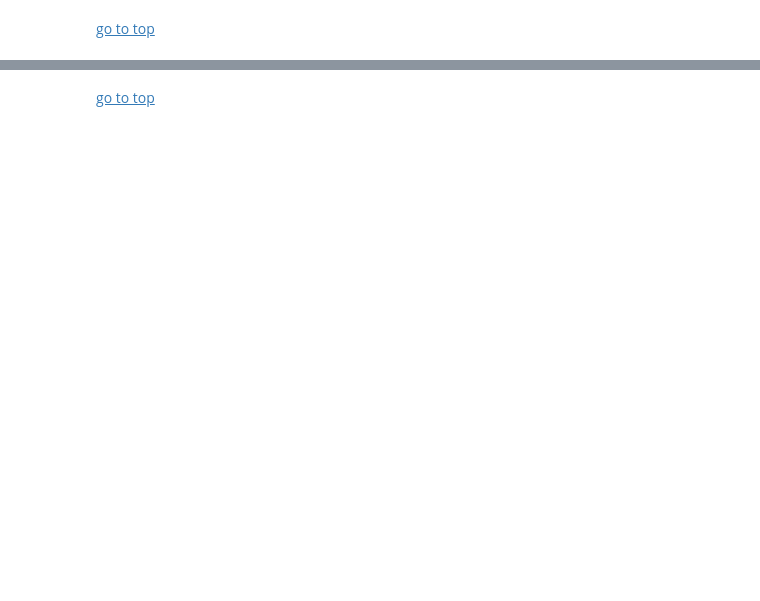
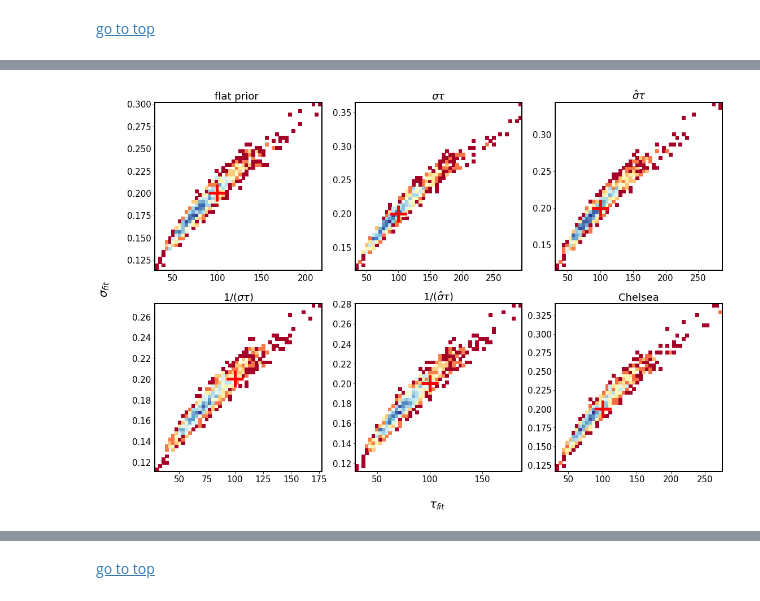
Before and after one commit to suberlak/DRW_Celerite, a Jupyter notebook: code/DRW_Chelsea_Celerite_test.ipynb, the cells around one changed output, grey strips where cells are left out. Saved outputs shown, nothing was run; the diff lists cells and outputs as text; code cells hidden in the pictures; blank space fills up the shorter version.

```diff
--- a/code/DRW_Chelsea_Celerite_test.ipynb
+++ b/code/DRW_Chelsea_Celerite_test.ipynb
@@ -549,9 +549,9 @@ sigma_fit = sigma_hat / np.sqrt(2 / (tau_fit/365.0))
 # to convert to mag / sqrt(years)...
 
 # Read the results from Celerite ...
-#outDir = '../data_products/Fig_Celerite_ZI_LC_fits/2017-11-07/'
-fname = 'ZI_fits_results_11-07-17.npy'
-results = np.load(outDir+fname).item()
+#outDir = '../data_products/Fig_Celerite_ZI_LC_fits/2017-11-08/'
+#fname = 'ZI_fits_results_11-07-17.npy'
+#results = np.load(outDir+fname).item()
 print('Using Celerite results from %s'%(outDir+fname))
 
 # need to store lines for axis legends in an object
@@ -571,7 +571,7 @@ for i in range(len(data)):
     lw_dic[data[i]]= linewidths[i]
 
 plot_quantities = {'tau':{}, 'sigma':{}}
-
+priors = ['flat', 'p1', 'p2', 'Jeff1', 'Jeff2']
 for prior in priors :
     plot_quantities['tau'][prior] = results[prior]['tau_fit'] / tau_in
     plot_quantities['sigma'][prior] = results[prior]['sigma_fit'] / sigma_in
@@ -628,0 +635,79 @@ Using Celerite results from /Users/chris/GradResearch/DRW_Celerite/data_products
+# %%
+%matplotlib inline
+from scipy.stats import binned_statistic_2d
+fig,axs = plt.subplots(2,3,figsize=(18,12))
+ax = np.ravel(axs)
+
+plot = {'tau':{},
+        'sigma':{}
+       }
+for prior in ['flat', 'p1','p2', 'Jeff1', 'Jeff2']:
+    plot['tau'][prior] = results[prior]['tau_fit']
+    plot['sigma'][prior] = results[prior]['sigma_fit']
+
+fits = Table.read('../data_products/Fig_Celerite_ZI_LC_fits/'+'fits.dat',
+                  format='ascii')
+tau_fit = np.power(10,fits['col3'].data)
+sigma_hat = np.power(10, fits['col4'].data)
+sigma_fit = sigma_hat / np.sqrt(2 / (tau_fit/365.0))
+plot['sigma']['Chelsea'] =  sigma_fit
+plot['tau']['Chelsea'] =  tau_fit
+
+ax_title = {'flat':'flat prior ',
+           'p1' : r'$\sigma \tau$',
+           'p2': r'$\hat{\sigma} \tau$',
+           'Jeff1': r'$1 / (\sigma \tau)$',
+           'Jeff2': r'$1/(\hat{\sigma} \tau)$',
+           'Chelsea' : 'Chelsea'}
+
+i=0
+x0 = [0.2,0.4,0.6]
+
+dict_a = {}
+for source in ['flat', 'p1','p2', 'Jeff1', 'Jeff2', 'Chelsea']:
+    dict_a[source]  = {}
+    sigma = plot['sigma'][source]
+    tau = plot['tau'][source]
+    mx = sigma < 0.5
+    my = tau < 300
+    m = mx * my
+    x = sigma[m]
+    y = tau[m]
+
+    # Plot 2D histogram using pcolor
+    stats = binned_statistic_2d(y,x,y, statistic='count', bins=50)
+    z_sigma, x_edges, y_edges = stats[0], stats[1], stats[2]
+    z_sigma[np.isnan(z_sigma)] =0 # replace all nan's by 0 ...
+    z_reduce  =  z_sigma
+    z_min, z_max = z_reduce.min(), np.abs(z_reduce).max()
+    z_rot = np.rot90(z_reduce)  # rotate and flip to properly display...
+    z_rot_flip = np.flipud(z_rot)
+    z_masked = np.ma.masked_where(z_rot_flip == 0 , z_rot_flip)
+    image = ax[i].pcolormesh(x_edges,y_edges, np.log10(z_masked),
+                             cmap=plt.cm.get_cmap('RdYlBu'))
+    #cax = fig.add_axes([x0, 0.8, 0.4,0.02])
+    #colorbar = fig.colorbar(image, cax=cax, orientation='horizontal')
+    #from matplotlib import ticker
+    #tick_locator = ticker.MaxNLocator(nbins=5)
+    #colorbar.locator = tick_locator
+    #colorbar.update_ticks()
+    #colorbar.set_label(r'$\log_{10}(\mathrm{counts})$')
+    print(source,'sigma', np.sqrt(np.mean(np.square(x))))
+    print(source,'tau', np.sqrt(np.mean(np.square(y))))
+    dict_a[source]['rms_sigma'] = np.sqrt(np.mean(np.square(x)))
+    dict_a[source]['rms_tau'] = np.sqrt(np.mean(np.square(y)))
+    dict_a[source]['std_sigma']  = np.std(x)
+    dict_a[source]['std_tau'] = np.std(y)
+
+    ax[i].plot(100,0.2,marker='+', markersize=30,
+            markerfacecolor='white',
+            markeredgewidth=5.0,
+           markeredgecolor='red')
+    ax[i].set_title( ax_title[source])
+    i+=1
+fig.text(0.5,0.05, r'$\tau_{fit}$', fontsize=20)
+fig.text(0.05, 0.5, r'$\sigma_{fit}$', rotation=90, fontsize=20)
+fig.subplots_adjust(wspace=0.2)
+plt.savefig(outDir+'sigma_vs_tau.png')
+plt.show()
+# %% [output]
@@ -628,0 +726 @@ Using Celerite results from /Users/chris/GradResearch/DRW_Celerite/data_products
+[figure, added]
```
Also changed, not shown: parts of 26 cells of this notebook, 1 other file.
